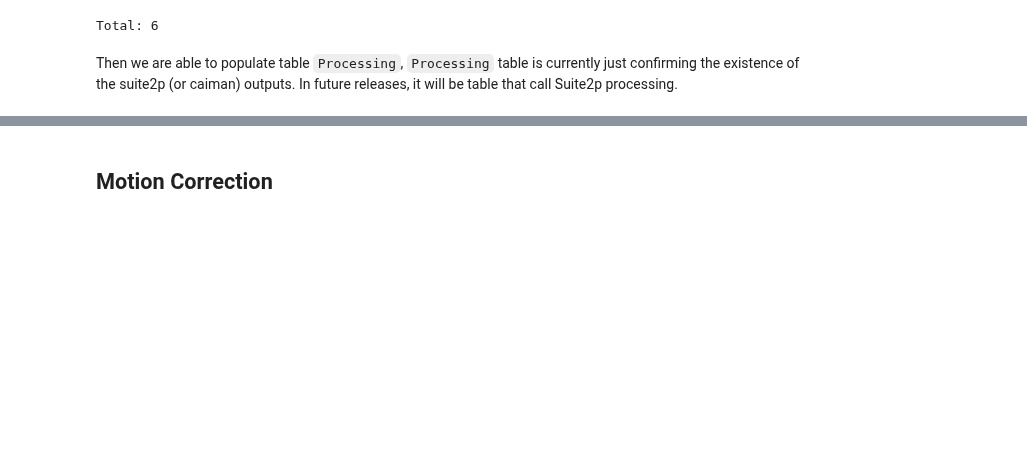
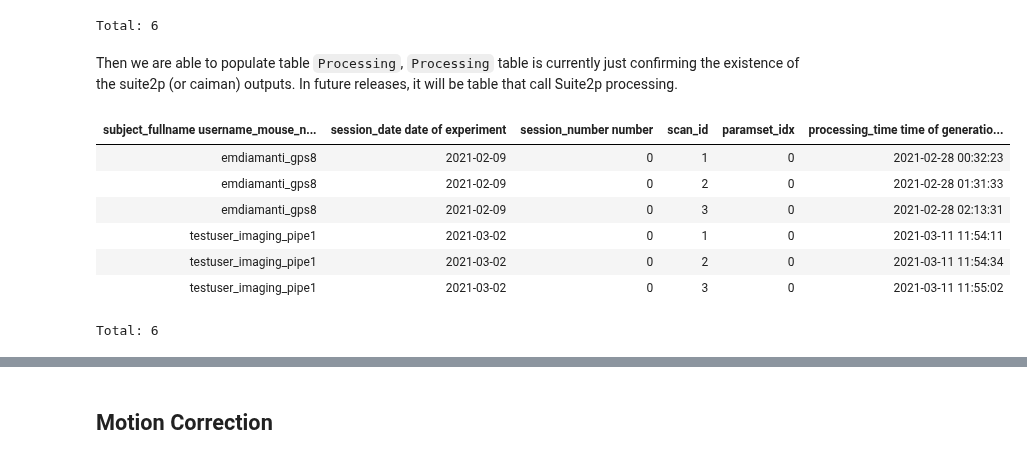
Before and after one commit to BrainCOGS/U19-pipeline-python, a Jupyter notebook: notebooks/imaging_element/imaging_element_workflow.ipynb, the cells around one changed output, grey strips where cells are left out. Cells and saved outputs as stored; diff of their text form; code cells hidden in the pictures; blank space fills up the shorter version.

```diff
--- a/notebooks/imaging_element/imaging_element_workflow.ipynb
+++ b/notebooks/imaging_element/imaging_element_workflow.ipynb
@@ -176,3 +167,14 @@ Total: 6
 Then we are able to populate table `Processing`, `Processing` table is currently just confirming the existence of the suite2p (or caiman) outputs. In future releases, it will be table that call Suite2p processing.
 # %%
 imaging_element.Processing.populate(display_progress=True)
+# %%
+imaging_element.Processing()
+# %% [output]
+| subject_fullname username_mouse_n... | session_date date of experiment | session_number number | scan_id | paramset_idx | processing_time time of generatio... |
+| emdiamanti_gps8 | 2021-02-09 | 0 | 1 | 0 | 2021-02-28 00:32:23 |
+| emdiamanti_gps8 | 2021-02-09 | 0 | 2 | 0 | 2021-02-28 01:31:33 |
+| emdiamanti_gps8 | 2021-02-09 | 0 | 3 | 0 | 2021-02-28 02:13:31 |
+| testuser_imaging_pipe1 | 2021-03-02 | 0 | 1 | 0 | 2021-03-11 11:54:11 |
+| testuser_imaging_pipe1 | 2021-03-02 | 0 | 2 | 0 | 2021-03-11 11:54:34 |
+| testuser_imaging_pipe1 | 2021-03-02 | 0 | 3 | 0 | 2021-03-11 11:55:02 |
+Total: 6
```
Also changed, not shown: parts of 16 cells of this notebook.
